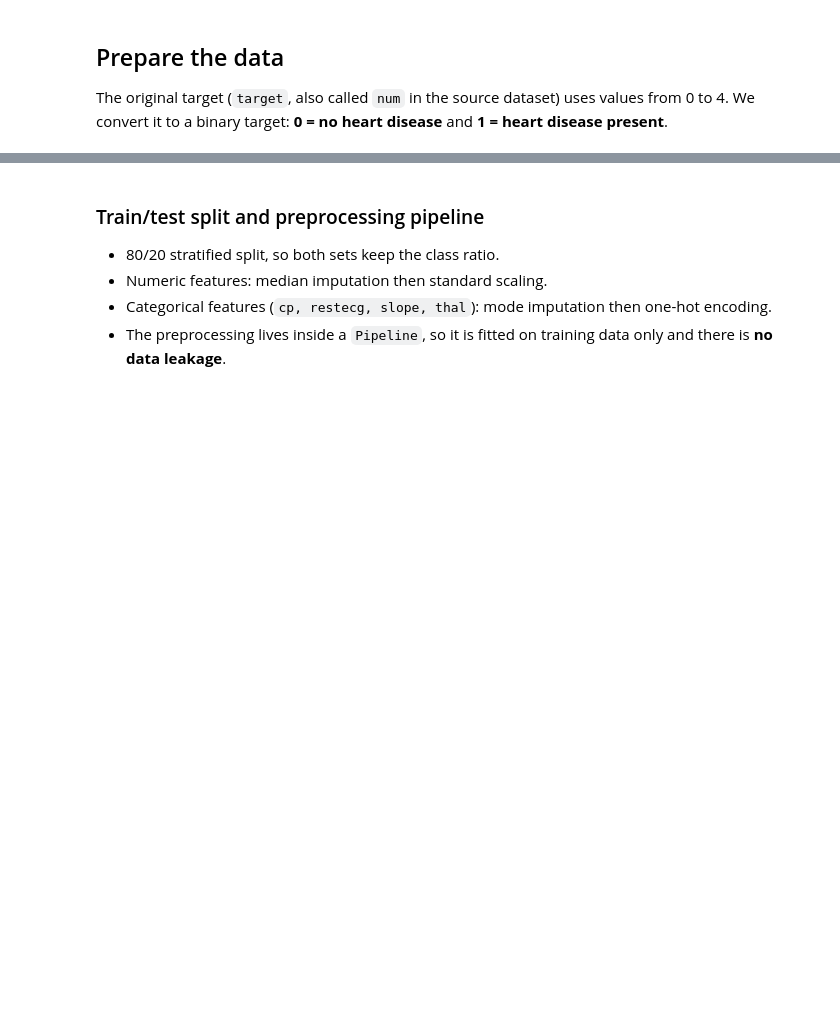
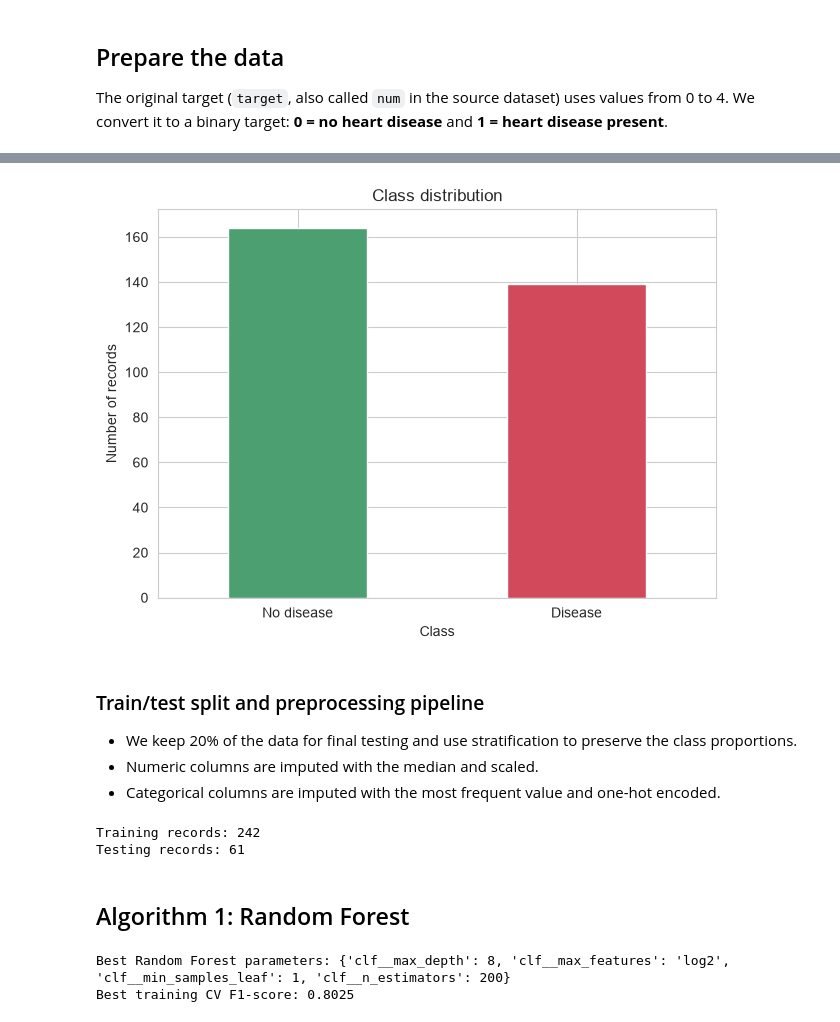
Before and after one commit to Shanaka27/ML_assignment, a Jupyter notebook: ML_Assignment.ipynb, the cells around one changed output, grey strips where cells are left out. Drawn from its saved outputs; the diff is of its cells as text; code cells hidden in the pictures; blank space fills up the shorter version.

Commit message:
Added class distribution plot and random forest algorithm

```diff
--- a/ML_Assignment.ipynb
+++ b/ML_Assignment.ipynb
@@ -95,9 +129,23 @@ display(df.describe().T.round(2))
+# %%
+df["target"].value_counts().sort_index().plot(
+    kind="bar", color=["#4C9F70", "#D1495B"]
+)
+
+plt.xticks([0, 1], ["No disease", "Disease"], rotation=0)
+plt.title("Class distribution")
+plt.ylabel("Number of records")
+plt.xlabel("Class")
+
+plt.tight_layout()
+plt.show()
+# %% [output]
+[figure, added]
 # %% [markdown]
 ### Train/test split and preprocessing pipeline
-- 80/20 stratified split, so both sets keep the class ratio.
-- Numeric features: median imputation then standard scaling.
-- Categorical features (`cp, restecg, slope, thal`): mode imputation then one-hot encoding.
-- The preprocessing lives inside a `Pipeline`, so it is fitted on training data only and there is **no data leakage**.
+
+- We keep 20% of the data for final testing and use stratification to preserve the class proportions.
+- Numeric columns are imputed with the median and scaled.
+- Categorical columns are imputed with the most frequent value and one-hot encoded.
 # %%
 X = df.drop(columns="target")
 y = df["target"]
@@ -106,7 +154,9 @@ cat_cols = ["sex","cp","fbs","restecg","exang","slope","thal"]
 
 X_train, X_test, y_train, y_test = train_test_split(
     X, y, test_size=0.2, stratify=y, random_state=RANDOM_STATE)
-print("Train:", X_train.shape, " Test:", X_test.shape)
+
+print("Training records:", len(X_train))
+print("Testing records:", len(X_test))
 
 preprocess = ColumnTransformer([
     ("num", Pipeline([("imp", SimpleImputer(strategy="median")), ("sc", StandardScaler())]), num_cols),
@@ -114,3 +164,32 @@ preprocess = ColumnTransformer([
                       ("oh", OneHotEncoder(handle_unknown="ignore"))]), cat_cols),
 ])
 cv = StratifiedKFold(n_splits=5, shuffle=True, random_state=RANDOM_STATE)
+# %% [output]
+Training records: 242
+Testing records: 61
+# %% [markdown]
+## Algorithm 1: Random Forest
+# %%
+rf_pipe = Pipeline([
+    ("prep", preprocess),
+    ("clf", RandomForestClassifier(random_state=RANDOM_STATE, class_weight="balanced"))
+])
+
+rf_grid = {
+    "clf__n_estimators": [100, 200],
+    "clf__max_depth": [None, 4, 8],
+    "clf__min_samples_leaf": [1, 3, 5],
+    "clf__max_features": ["sqrt", "log2"],
+}
+
+rf_search = GridSearchCV(
+    rf_pipe, rf_grid, cv=cv, scoring="f1", n_jobs=-1, refit=True
+)
+rf_search.fit(X_train, y_train)
+rf_best = rf_search.best_estimator_
+
+print("Best Random Forest parameters:", rf_search.best_params_)
+print("Best training CV F1-score:", round(rf_search.best_score_, 4))
+# %% [output]
+Best Random Forest parameters: {'clf__max_depth': 8, 'clf__max_features': 'log2', 'clf__min_samples_leaf': 1, 'clf__n_estimators': 200}
+Best training CV F1-score: 0.8025
```
Also changed, not shown: parts of 1 cell of this notebook.
